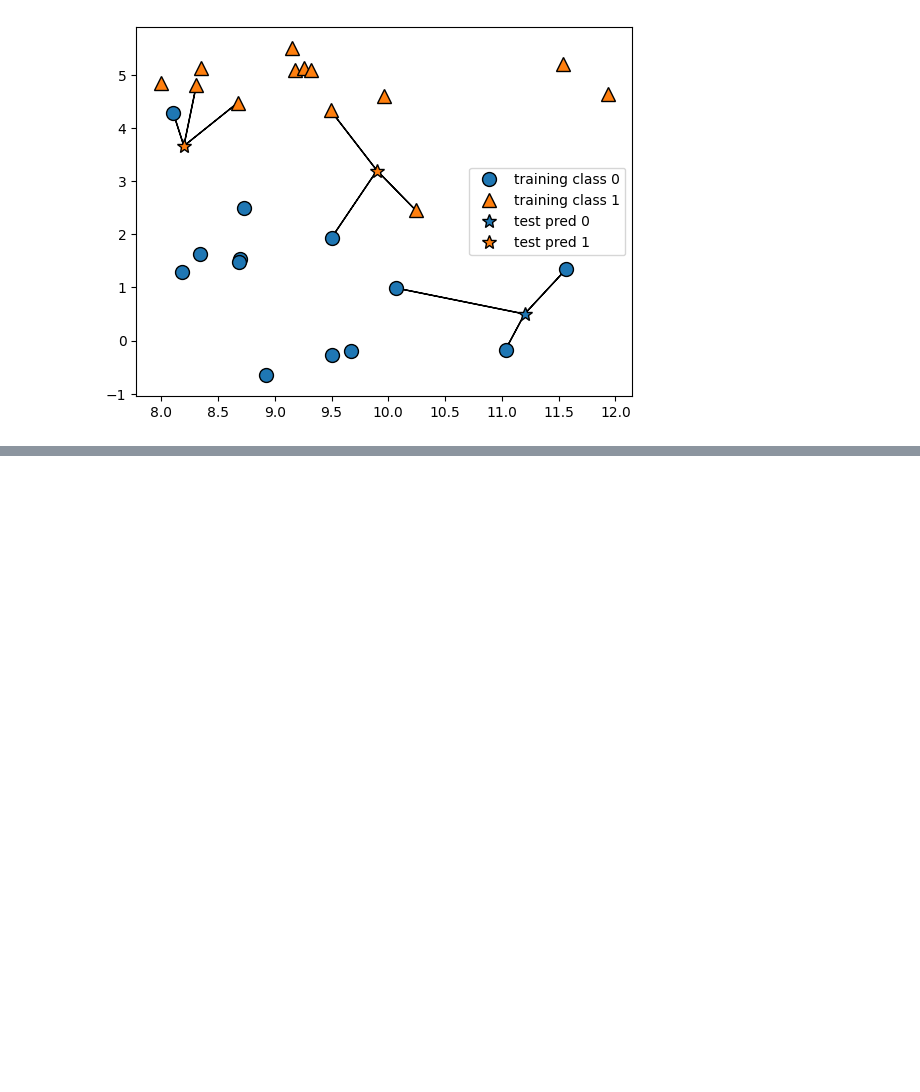
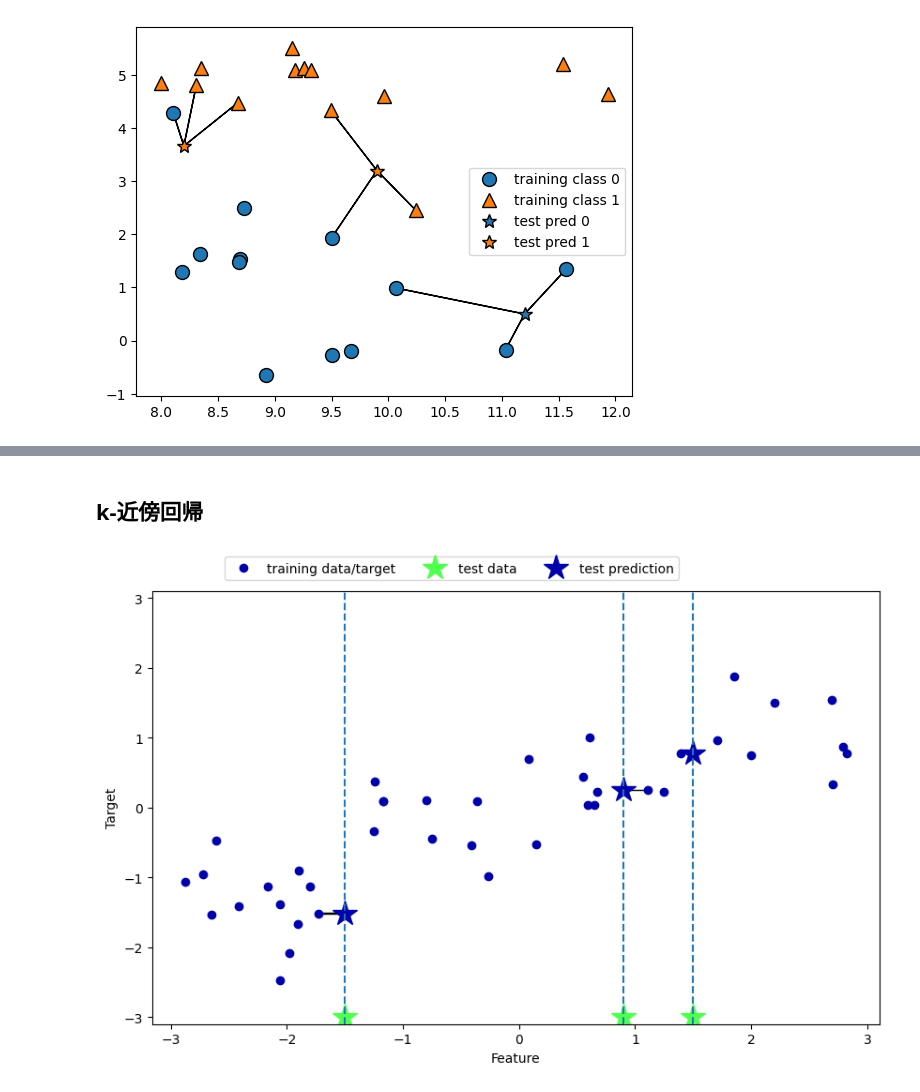
Before and after one commit to TOnodera/machine-learning-with-python, a Jupyter notebook: ch02/cancer.ipynb, the cells around one changed output, grey strips where cells are left out. Drawn from its saved outputs; the diff is of its cells as text; code cells hidden in the pictures; blank space fills up the shorter version.

```diff
--- a/ch02/cancer.ipynb
+++ b/ch02/cancer.ipynb
@@ -174,0 +225,8 @@ print("Test set accuracy: {:.2f}".format(clf.score(X_test, y_test)))
+# %% [markdown]
+## k-近傍回帰
+# %%
+import mglearn
+
+mglearn.plots.plot_knn_regression(n_neighbors=1)
+# %% [output]
+[figure, added]
```
Also changed, not shown: parts of 12 cells of this notebook, 1 other file.
